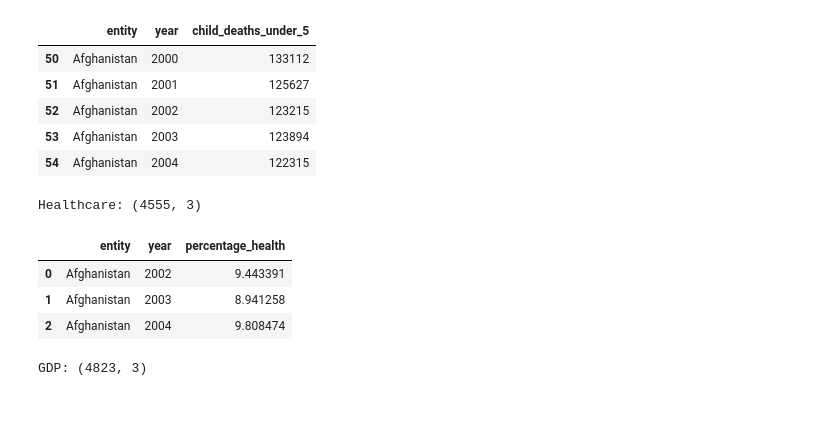
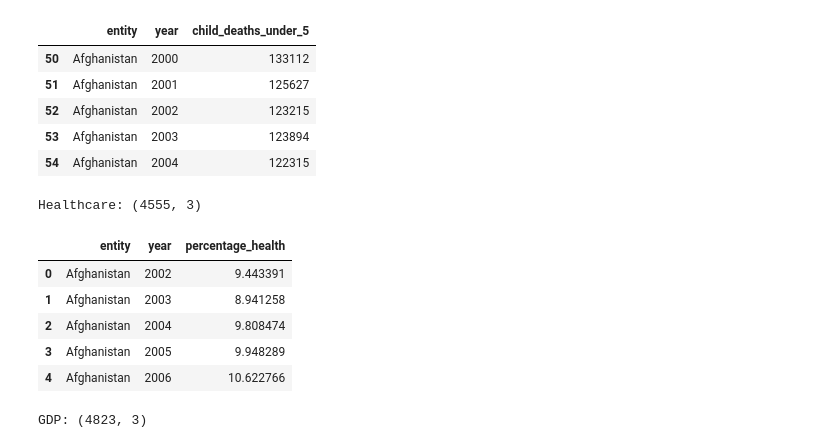
Before and after one commit to fpl81660/BD-511, a Jupyter notebook: U2_1_modelos_regresion/notebook/U3_2_Preparacion_dataset.ipynb, the cells around one changed output. Saved outputs shown, nothing was run; the diff lists cells and outputs as text; code cells hidden in the pictures; blank space fills up the shorter version.

```diff
--- a/U2_1_modelos_regresion/notebook/U3_2_Preparacion_dataset.ipynb
+++ b/U2_1_modelos_regresion/notebook/U3_2_Preparacion_dataset.ipynb
@@ -196,21 +196,23 @@ Columnas candidatas: ['deaths__sex_all__age_0_4__variant_estimates']
 # %%
 
 columnas_healthcare = [c for c in healthcare.columns if "current_health_expenditure" in c]
 col_healthcare = columnas_healthcare[0]
 
 healthcare_limpio = healthcare[["entity", "year", col_healthcare]].copy()
 
 healthcare_limpio = healthcare_limpio.rename(columns={col_healthcare: "percentage_health"})
 healthcare_limpio = healthcare_limpio[healthcare_limpio["year"].between(2000, 2022)].copy()
 
 print("Healthcare:", healthcare_limpio.shape)
-display(healthcare_limpio.head(3))
+display(healthcare_limpio.head(5))
 # %% [output]
 Healthcare: (4555, 3)
 |  | entity | year | percentage_health |
 | 0 | Afghanistan | 2002 | 9.443391 |
 | 1 | Afghanistan | 2003 | 8.941258 |
 | 2 | Afghanistan | 2004 | 9.808474 |
+| 3 | Afghanistan | 2005 | 9.948289 |
+| 4 | Afghanistan | 2006 | 10.622766 |
 # %%
 
 columnas_gdp = [c for c in gdp.columns if "gdp" in c.lower()]
```
Also changed, not shown: 7 other files.
